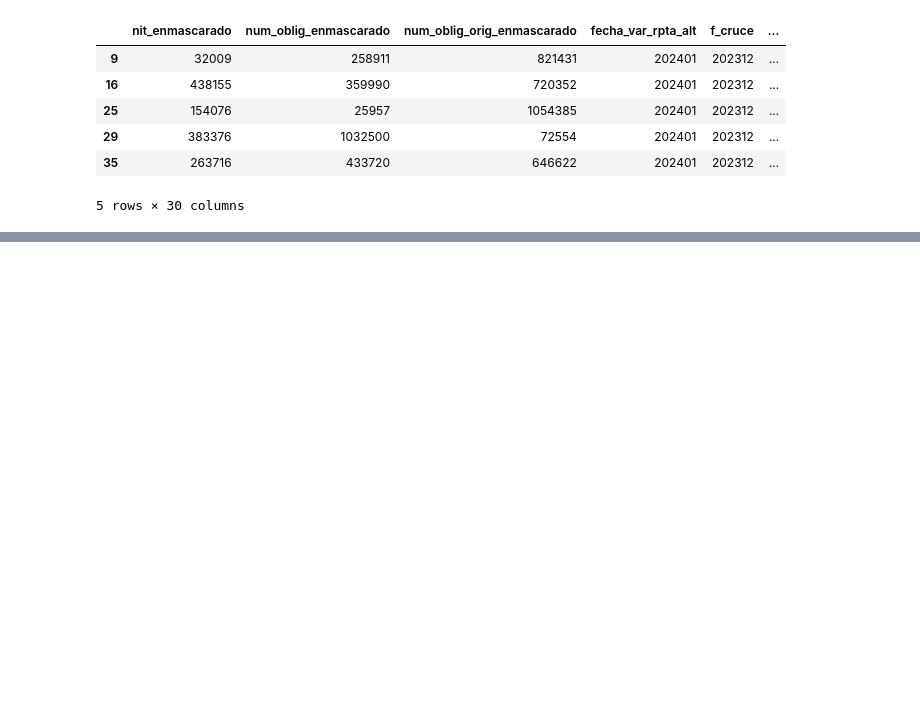
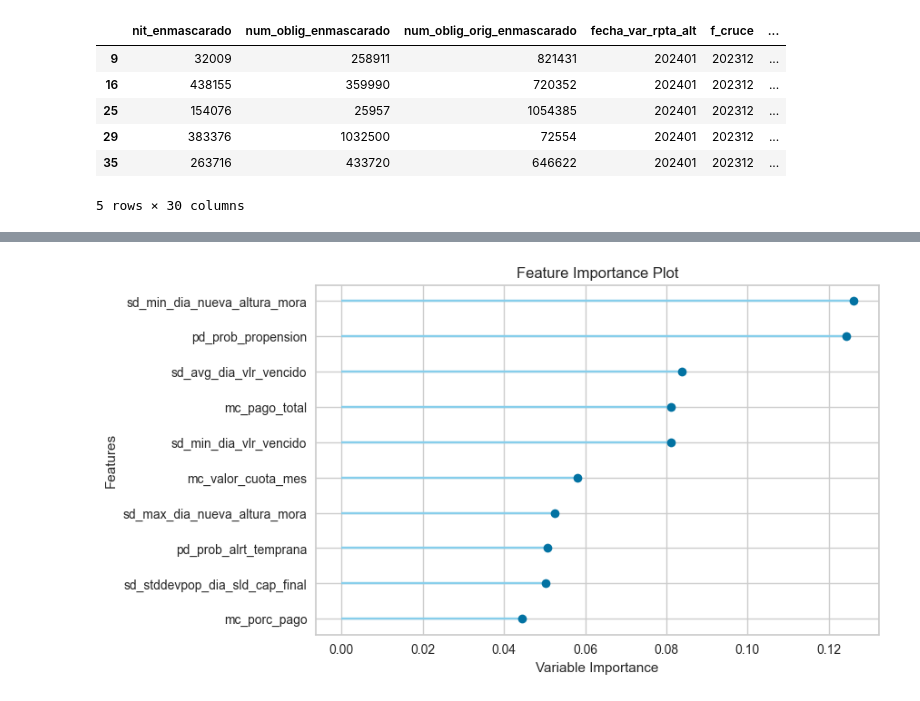
Before and after one commit to wacGitHub07/prueba-modelos, a Jupyter notebook: notebooks/base_model.ipynb, the cells around one changed output, grey strips where cells are left out. Saved outputs shown, nothing was run; the diff lists cells and outputs as text; code cells hidden in the pictures; blank space fills up the shorter version.

```diff
--- a/notebooks/base_model.ipynb
+++ b/notebooks/base_model.ipynb
@@ -263,0 +315,3 @@ new_dataframe.to_csv(r"..\data\pdmod_base_model_calification.csv", index=False)
+# %%
+plot_model(best_model, plot='feature')
+# %% [output]
@@ -263,0 +319 @@ new_dataframe.to_csv(r"..\data\pdmod_base_model_calification.csv", index=False)
+[figure, added]
```
Also changed, not shown: parts of 19 cells of this notebook, 1 other file.
